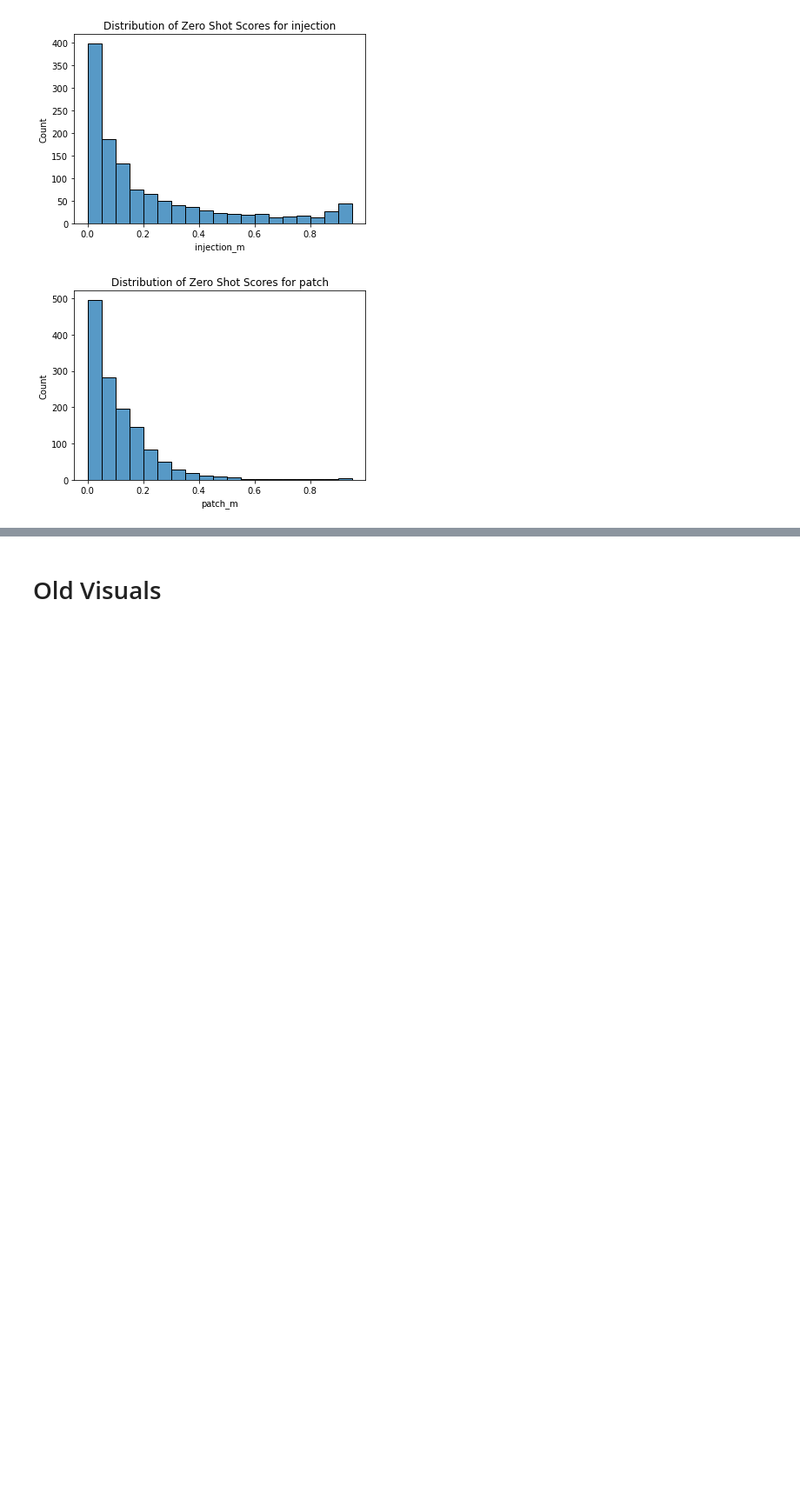
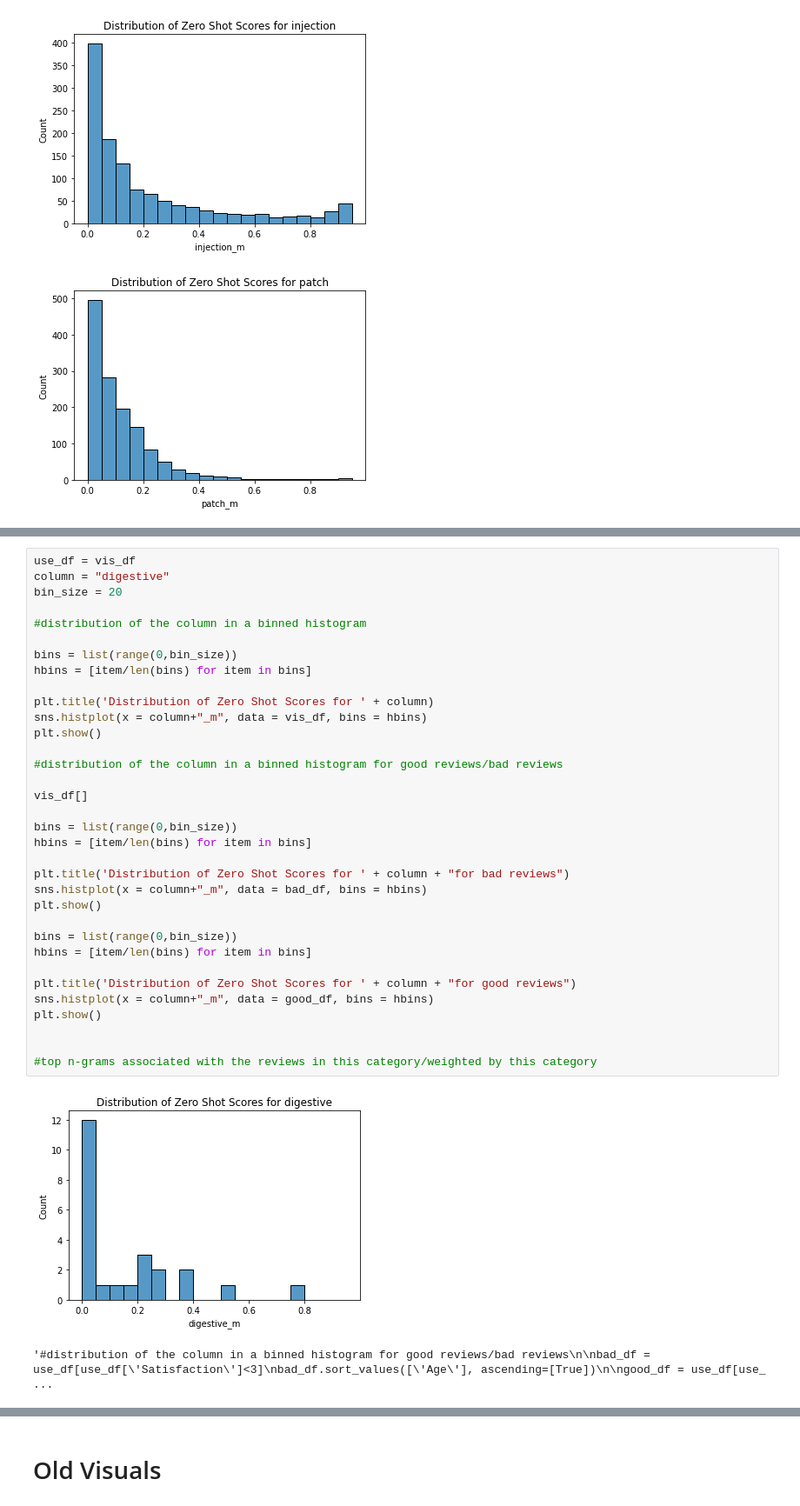
Before and after one commit to woonsupkim/DrugReview, a Jupyter notebook: Wblaise_nlp.ipynb, the cells around one changed output, grey strips where cells are left out. Shown at 87% size. Saved outputs shown, nothing was run; the diff lists cells and outputs as text; blank space fills up the shorter version.

```diff
--- a/Wblaise_nlp.ipynb
+++ b/Wblaise_nlp.ipynb
@@ -338,0 +388,37 @@ sn.heatmap(vis_df[met_m].corr().apply(abs), cmap="YlGnBu", annot=True)
+# %%
+use_df = vis_df
+column = "digestive"
+bin_size = 20
+
+#distribution of the column in a binned histogram
+
+bins = list(range(0,bin_size))
+hbins = [item/len(bins) for item in bins]
+
+plt.title('Distribution of Zero Shot Scores for ' + column)
+sns.histplot(x = column+"_m", data = vis_df, bins = hbins)
+plt.show()
+
+#distribution of the column in a binned histogram for good reviews/bad reviews
+
+vis_df[]
+
+bins = list(range(0,bin_size))
+hbins = [item/len(bins) for item in bins]
+
+plt.title('Distribution of Zero Shot Scores for ' + column + "for bad reviews")
+sns.histplot(x = column+"_m", data = bad_df, bins = hbins)
+plt.show()
+
+bins = list(range(0,bin_size))
+hbins = [item/len(bins) for item in bins]
+
+plt.title('Distribution of Zero Shot Scores for ' + column + "for good reviews")
+sns.histplot(x = column+"_m", data = good_df, bins = hbins)
+plt.show()
+
+
+#top n-grams associated with the reviews in this category/weighted by this category
+# %% [output]
+[figure, added]
+'#distribution of the column in a binned histogram for good reviews/bad reviews\n\nbad_df = use_df[use_df[\'Satisfaction\']<3]\nbad_df.sort_values([\'Age\'], ascending=[True])\n\ngood_df = use_df[use_ ...
```
Also changed, not shown: parts of 13 cells of this notebook.
